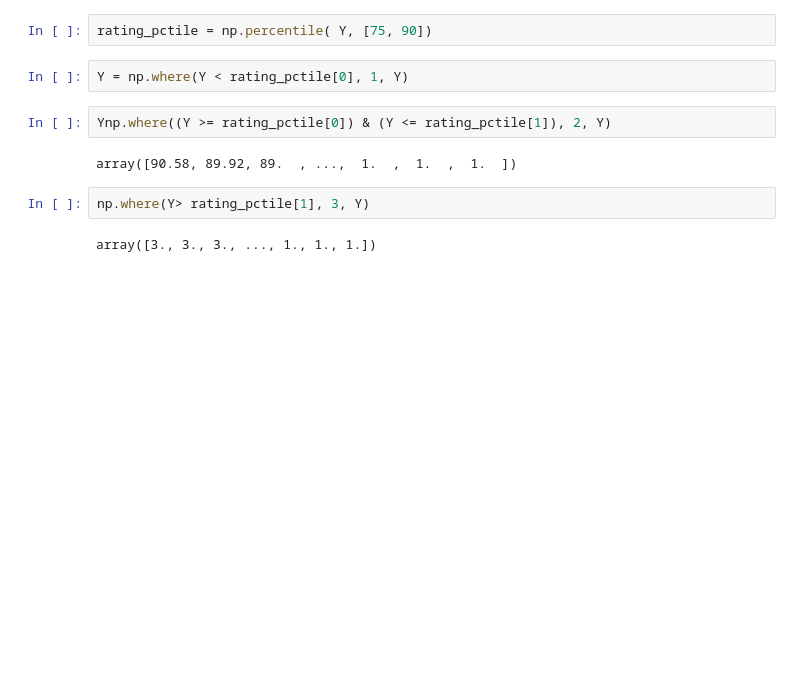
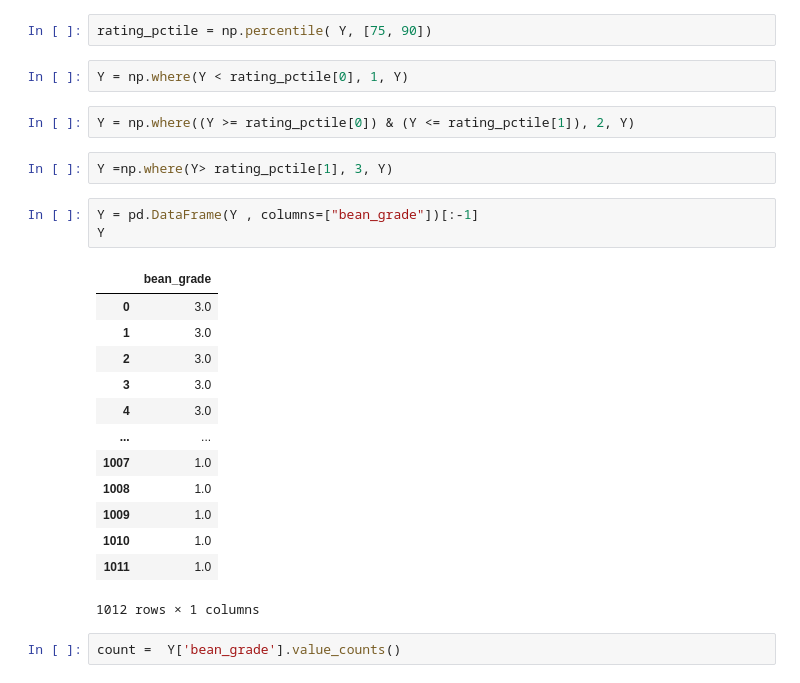
Before and after one commit to aphisit-ths/MACHINE-LEARNING-COURSE2022, a Jupyter notebook: [#7CLASSIFICATION MODEL]/CLASSIFICATION MODEL.ipynb, the cells around one changed output. Saved outputs shown, nothing was run; the diff lists cells and outputs as text; blank space fills up the shorter version.

```diff
--- a/[#7CLASSIFICATION MODEL]/CLASSIFICATION MODEL.ipynb
+++ b/[#7CLASSIFICATION MODEL]/CLASSIFICATION MODEL.ipynb
@@ -203,10 +222,25 @@ rating_pctile = np.percentile( Y, [75, 90])
 # %%
 Y = np.where(Y < rating_pctile[0], 1, Y)
 # %%
-Ynp.where((Y >= rating_pctile[0]) & (Y <= rating_pctile[1]), 2, Y)
+Y = np.where((Y >= rating_pctile[0]) & (Y <= rating_pctile[1]), 2, Y)
-# %% [output]
-array([90.58, 89.92, 89.  , ...,  1.  ,  1.  ,  1.  ])
 # %%
-np.where(Y> rating_pctile[1], 3, Y)
+Y =np.where(Y> rating_pctile[1], 3, Y)
-# %% [output]
-array([3., 3., 3., ..., 1., 1., 1.])
+# %%
+Y = pd.DataFrame(Y , columns=["bean_grade"])[:-1]
+Y
+# %% [output]
+|  | bean_grade |
+| 0 | 3.0 |
+| 1 | 3.0 |
+| 2 | 3.0 |
+| 3 | 3.0 |
+| 4 | 3.0 |
+| ... | ... |
+| 1007 | 1.0 |
+| 1008 | 1.0 |
+| 1009 | 1.0 |
+| 1010 | 1.0 |
+| 1011 | 1.0 |
+1012 rows × 1 columns
+# %%
+count =  Y['bean_grade'].value_counts()
```
Also changed, not shown: parts of 12 cells of this notebook.
